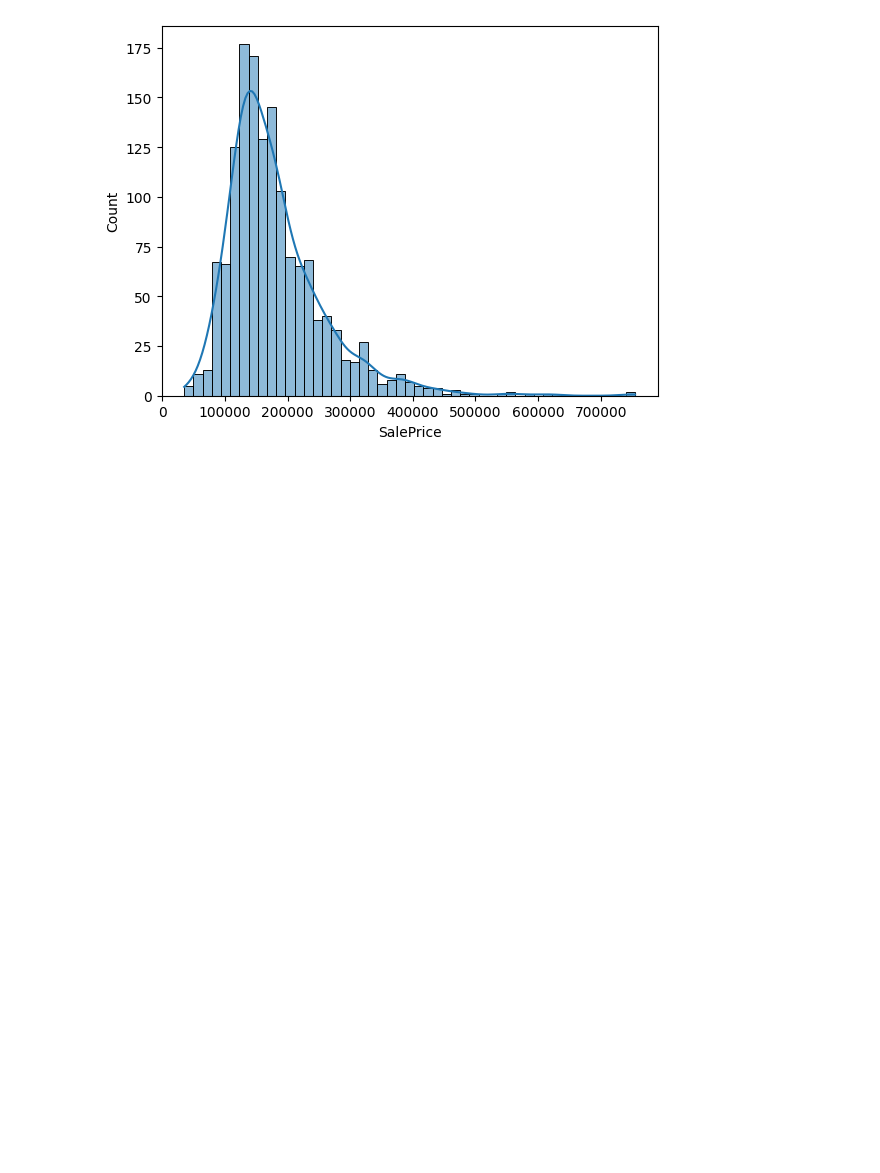
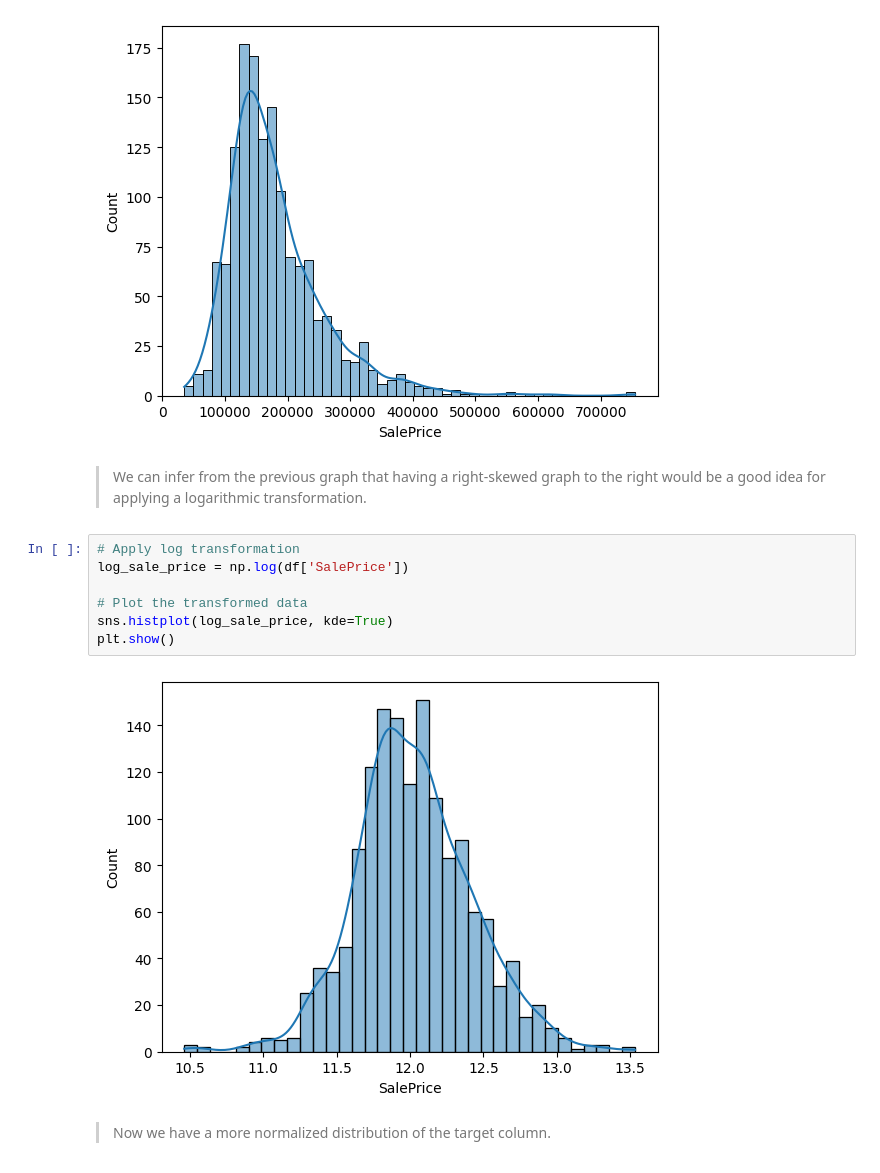
Before and after one commit to CarlosMEbratt/House-Prices---Advanced-Regression, a Jupyter notebook: main.ipynb, the cells around one changed output. Saved outputs shown, nothing was run; the diff lists cells and outputs as text; blank space fills up the shorter version.

Commit message:
Added log transformation to SalePrice (Target Column)

```diff
--- a/main.ipynb
+++ b/main.ipynb
@@ -338,3 +338,16 @@ plt.show()
 # %% [output]
 Skewness: 1.8828757597682129
 [figure]
+# %% [markdown]
+> We can infer from the previous graph that having a right-skewed graph to the right would be a good idea for applying a logarithmic transformation.
+# %%
+# Apply log transformation
+log_sale_price = np.log(df['SalePrice'])
+
+# Plot the transformed data
+sns.histplot(log_sale_price, kde=True)
+plt.show()
+# %% [output]
+[figure, added]
+# %% [markdown]
+> Now we have a more normalized distribution of the target column.
```
Also changed, not shown: parts of 1 cell of this notebook.
